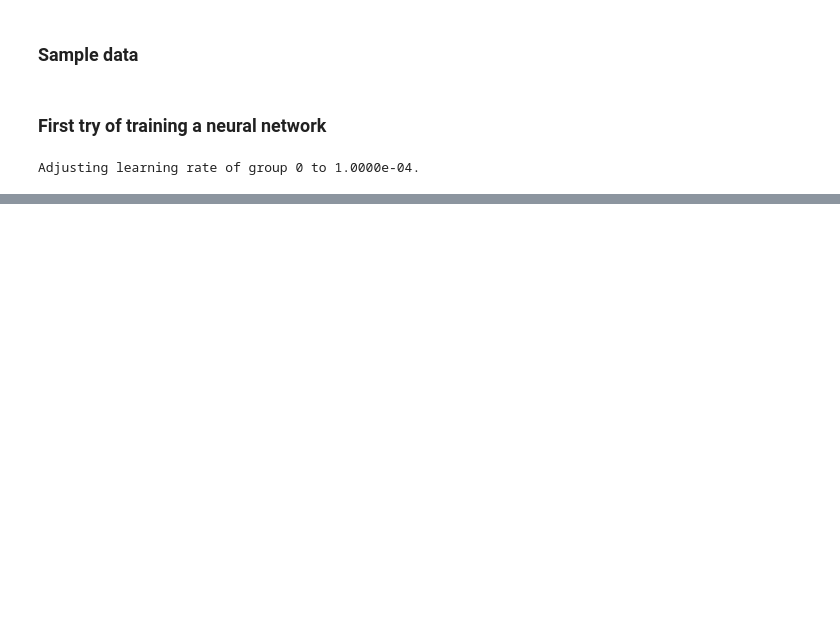
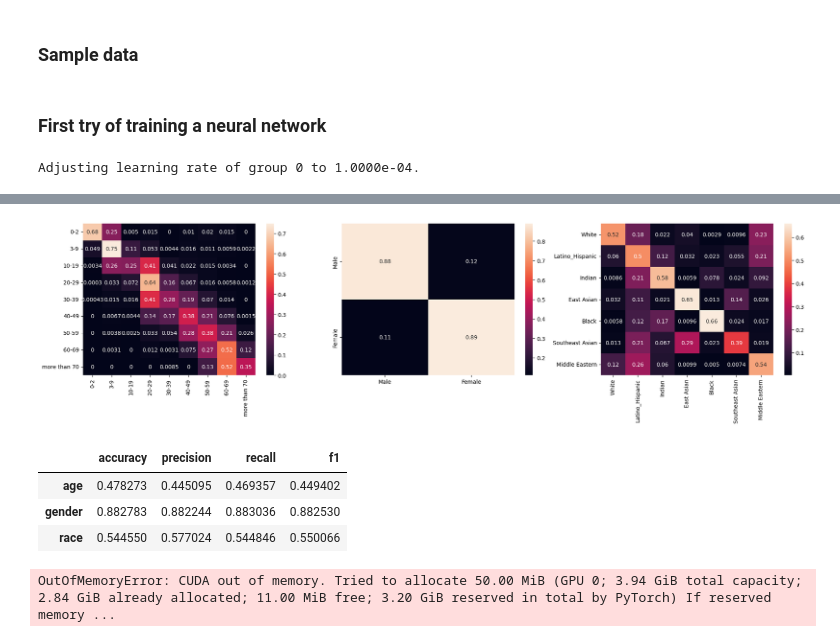
Before and after one commit to trybushenko/FairFace_Modeling, a Jupyter notebook: notebooks/22072023-model-train.ipynb, the cells around one changed output, grey strips where cells are left out. Drawn from its saved outputs; the diff is of its cells as text; code cells hidden in the pictures; blank space fills up the shorter version.

```diff
--- a/notebooks/22072023-model-train.ipynb
+++ b/notebooks/22072023-model-train.ipynb
@@ -367,7 +236,7 @@ class FairFaceMobileNet(nn.Module):
 # %%
 device = torch.device("cuda:0" if torch.cuda.is_available() else "cpu")
 mobilenet = mobilenet.to(device)
-model = FairFaceMobileNet(mobilenet).to(device)
+model = model.FairFaceMobileNet(mobilenet).to(device)
 
 # For race and age classes
 bce = nn.BCELoss().to(device)
@@ -376,13 +245,3 @@ optimizer = optim.Adam(model.parameters(), lr=1e-4)
 scheduler = lr_scheduler.MultiStepLR(optimizer, milestones=[5, 10, 15, 20, 25], gamma=0.5, verbose=True)
 # %% [output]
 Adjusting learning rate of group 0 to 1.0000e-04.
-# %%
-def load_ckp(checkpoint_fpath, model, optimizer):
-    checkpoint = torch.load(checkpoint_fpath)
-    model.load_state_dict(checkpoint['state_dict'])
-    optimizer.load_state_dict(checkpoint['optimizer'])
-    return model, optimizer, checkpoint['epoch']
-
-
-checkpoint_path = Path('../models/checkpoint/checkpoint.pt')
-model, optimizer, epoch = load_ckp(checkpoint_path, model, optimizer)
@@ -834,7 +247,0 @@ Validation loss decreased (2.4598060188924564 --> 2.4393086363287533).  Saving m
-# %%
-load_model_flag = False
-
-if load_model_flag:
-    # Load fine-tuned above model
-    model = FairFaceMobileNet(mobilenet)
-    model = torch.load('models/best_model.pt')
@@ -970,3 +547,22 @@ calc_measures(model, val_loader)
+# %%
+best_dir = Path('../models/checkpoint/checkpoint.pt')
+model, optimizer, epoch = utils.load_ckp(best_dir, model, optimizer)
+model = model.to(device)
+# %%
+mappings = {'age_map' : utils.get_mappings(age_dict),
+            'gender_map' : utils.get_mappings(gender_dict),
+            'race_map' : utils.get_mappings(race_dict)}
+
+ages, genders, races = metrics.build_confusion_matrix(model, val_loader, mappings, device=device)
+# %% [output]
+[figure, added]
+# %%
+metrics.calc_measures(model, val_loader, device)
+# %% [output]
+|  | accuracy | precision | recall | f1 |
+| age | 0.478273 | 0.445095 | 0.469357 | 0.449402 |
+| gender | 0.882783 | 0.882244 | 0.883036 | 0.882530 |
+| race | 0.544550 | 0.577024 | 0.544846 | 0.550066 |
 # %%
 def get_mismatched_classes(model, loader, true_cat, pred_cat, dictionary, output_class, device):
     """Gets the mismatched images for the given model, loader, true category, predicted category, dictionary, output class, and device.
@@ -1008,5 +604,7 @@ def get_mismatched_classes(model, loader, true_cat, pred_cat, dictionary, output
     # Return the list of mismatched images.
     return mismatched_img
 
-mism_imgs = get_mismatched_classes(model, val_loader, 'Middle Eastern', 'White', race_dict, 'race', device)
+mism_imgs = get_mismatched_classes(model, val_loader, '30-39', '20-29', age_dict, 'age', device)
 mism_imgs = [i.cpu() for i in mism_imgs]
+# %% [output]
+OutOfMemoryError: CUDA out of memory. Tried to allocate 50.00 MiB (GPU 0; 3.94 GiB total capacity; 2.84 GiB already allocated; 11.00 MiB free; 3.20 GiB reserved in total by PyTorch) If reserved memory ...
```
Also changed, not shown: parts of 22 cells of this notebook, 4 other files.
